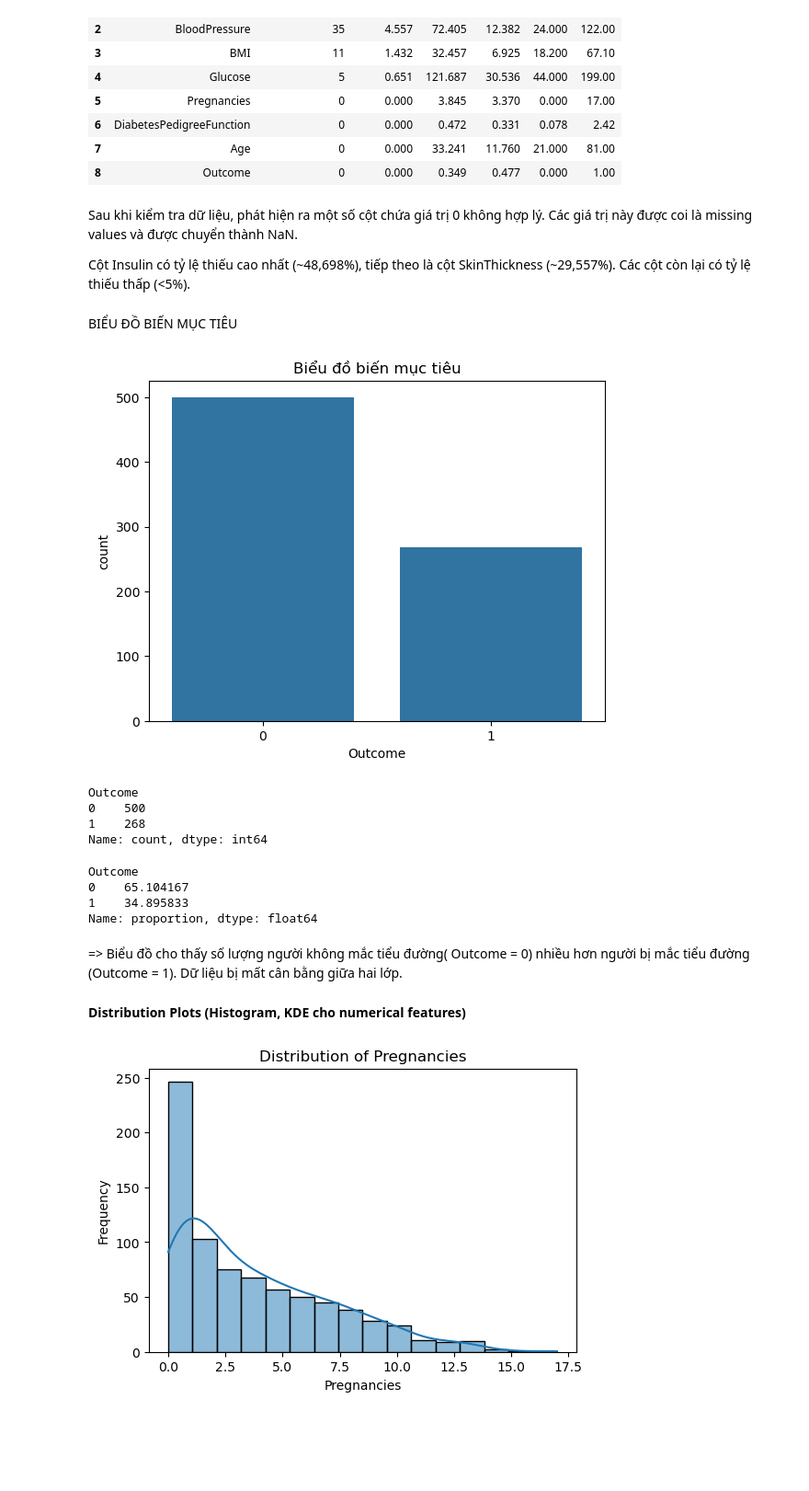
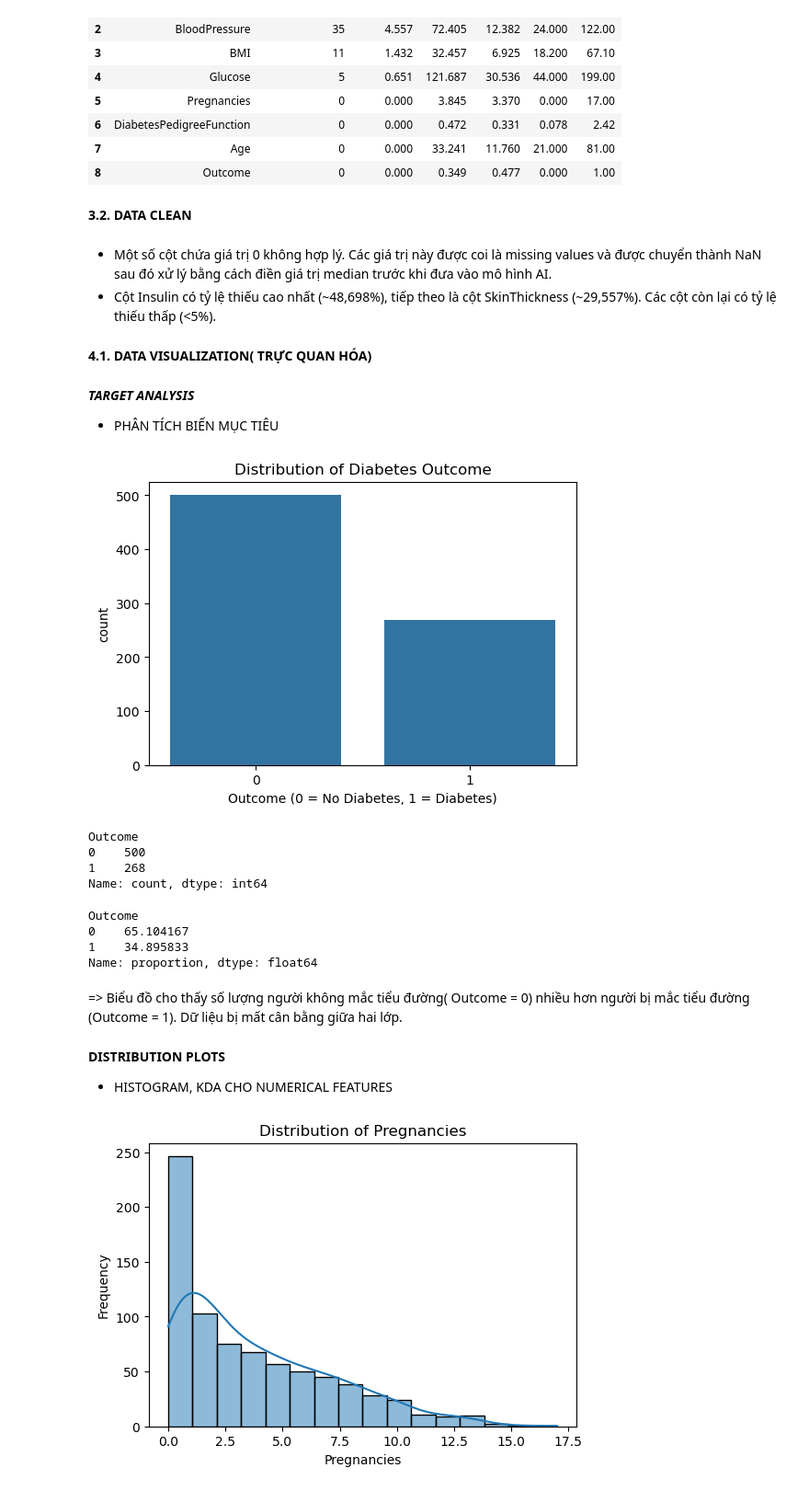
Before and after one commit to hongyen-oss/Diabetes-Prediction, a Jupyter notebook: Notebooks/project_analysis.ipynb, the cells around one changed output. Shown at 92% size. Drawn from its saved outputs; the diff is of its cells as text; code cells hidden in the pictures; blank space fills up the shorter version.

```diff
--- a/Notebooks/project_analysis.ipynb
+++ b/Notebooks/project_analysis.ipynb
@@ -103,21 +131,27 @@ Bảng thống kê dữ liệu
 | 6 | DiabetesPedigreeFunction | 0 | 0.000 | 0.472 | 0.331 | 0.078 | 2.42 |
 | 7 | Age | 0 | 0.000 | 33.241 | 11.760 | 21.000 | 81.00 |
 | 8 | Outcome | 0 | 0.000 | 0.349 | 0.477 | 0.000 | 1.00 |
+# %% [markdown]
+**3.2. DATA CLEAN**
+# %%
+# Xử lý các giá trị trùng lắp
+df = df.drop_duplicates()
 # %% [markdown]
-Sau khi kiểm tra dữ liệu, phát hiện ra một số cột chứa giá trị 0 không hợp lý.
-Các giá trị này được coi là missing values và được chuyển thành NaN.
-
-Cột Insulin có tỷ lệ thiếu cao nhất (~48,698%), tiếp theo là cột SkinThickness (~29,557%).
-Các cột còn lại có tỷ lệ thiếu thấp (<5%).
+* Một số cột chứa giá trị 0 không hợp lý. Các giá trị này được coi là missing values và được chuyển thành NaN sau đó xử lý bằng cách điền giá trị median trước khi đưa vào mô hình AI.
+* Cột Insulin có tỷ lệ thiếu cao nhất (~48,698%), tiếp theo là cột SkinThickness (~29,557%). Các cột còn lại có tỷ lệ thiếu thấp (<5%).
 # %% [markdown]
-BIỂU ĐỒ BIẾN MỤC TIÊU
+**4.1.  DATA VISUALIZATION( TRỰC QUAN HÓA)**
+# %% [markdown]
+***TARGET ANALYSIS***
+* PHÂN TÍCH BIẾN MỤC TIÊU
 # %%
-import matplotlib.pyplot as plt
-import seaborn as sns
+plt.figure(figsize=(6,4))
 sns.countplot(x='Outcome', data=df)
-plt.title('Biểu đồ biến mục tiêu')
+
+plt.title("Distribution of Diabetes Outcome")
+plt.xlabel("Outcome (0 = No Diabetes, 1 = Diabetes)")
 
 plt.show()
 # %% [output]
-[figure, old version]
+[figure, new version]
 # %%
@@ -128,16 +161,17 @@ Outcome
 0    500
 1    268
 Name: count, dtype: int64
-# %%
-df['Outcome'].value_counts(normalize = True)*100
-# %% [output]
-Outcome
-0    65.104167
-1    34.895833
-Name: proportion, dtype: float64
+# %%
+df['Outcome'].value_counts(normalize = True)*100
+# %% [output]
+Outcome
+0    65.104167
+1    34.895833
+Name: proportion, dtype: float64
 # %% [markdown]
 => Biểu đồ cho thấy số lượng người không mắc tiểu đường( Outcome = 0) nhiều hơn người bị mắc tiểu đường (Outcome = 1).
 Dữ liệu bị mất cân bằng giữa hai lớp.
 # %% [markdown]
-**Distribution Plots (Histogram, KDE cho numerical features)**
+**DISTRIBUTION PLOTS**
+* HISTOGRAM, KDA CHO NUMERICAL FEATURES
 # %%
```
Also changed, not shown: parts of 50 cells of this notebook.
